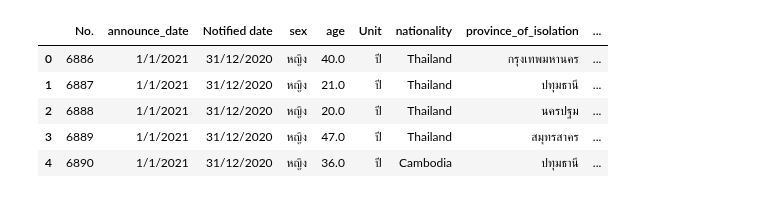
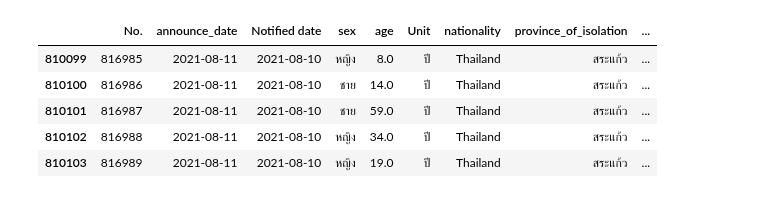
Before and after one commit to Toeysamm/2-64-NIDA-DADS5001, a Jupyter notebook: Covid19_midterm.ipynb, the cells around one changed output. Cells and saved outputs as stored; diff of their text form; code cells hidden in the pictures.

```diff
--- a/Covid19_midterm.ipynb
+++ b/Covid19_midterm.ipynb
@@ -10 +24,10 @@ import pandas as pd
+# %%
+df1.tail()
+# %% [output]
+|  | No. | announce_date | Notified date | sex | age | Unit | nationality | province_of_isolation | ... |
+| 810099 | 816985 | 2021-08-11 | 2021-08-10 | หญิง | 8.0 | ปี | Thailand | สระแก้ว | ... |
+| 810100 | 816986 | 2021-08-11 | 2021-08-10 | ชาย | 14.0 | ปี | Thailand | สระแก้ว | ... |
+| 810101 | 816987 | 2021-08-11 | 2021-08-10 | ชาย | 59.0 | ปี | Thailand | สระแก้ว | ... |
+| 810102 | 816988 | 2021-08-11 | 2021-08-10 | หญิง | 34.0 | ปี | Thailand | สระแก้ว | ... |
+| 810103 | 816989 | 2021-08-11 | 2021-08-10 | หญิง | 19.0 | ปี | Thailand | สระแก้ว | ... |
 # %%
@@ -14,9 +36,0 @@ url = f"https://docs.google.com/spreadsheets/d/{sheet_id}/gviz/tq?tqx=out:csv&sh
-# %%
-pd.read_csv(url).head()
-# %% [output]
-|  | No. | announce_date | Notified date | sex | age | Unit | nationality | province_of_isolation | ... |
-| 0 | 6886 | 1/1/2021 | 31/12/2020 | หญิง | 40.0 | ปี | Thailand | กรุงเทพมหานคร | ... |
-| 1 | 6887 | 1/1/2021 | 31/12/2020 | หญิง | 21.0 | ปี | Thailand | ปทุมธานี | ... |
-| 2 | 6888 | 1/1/2021 | 31/12/2020 | หญิง | 20.0 | ปี | Thailand | นครปฐม | ... |
-| 3 | 6889 | 1/1/2021 | 31/12/2020 | หญิง | 47.0 | ปี | Thailand | สมุทรสาคร | ... |
-| 4 | 6890 | 1/1/2021 | 31/12/2020 | หญิง | 36.0 | ปี | Cambodia | ปทุมธานี | ... |
```
Also changed, not shown: parts of 19 cells of this notebook.
